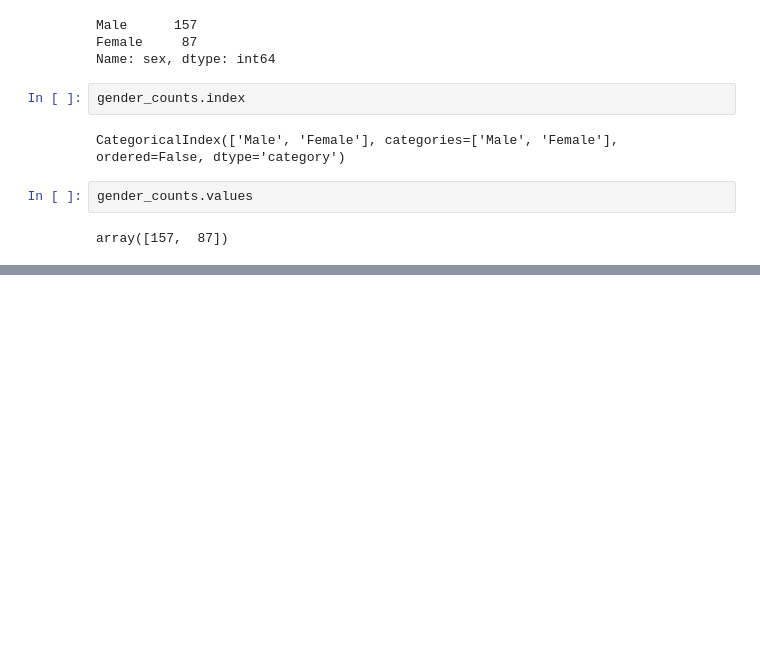
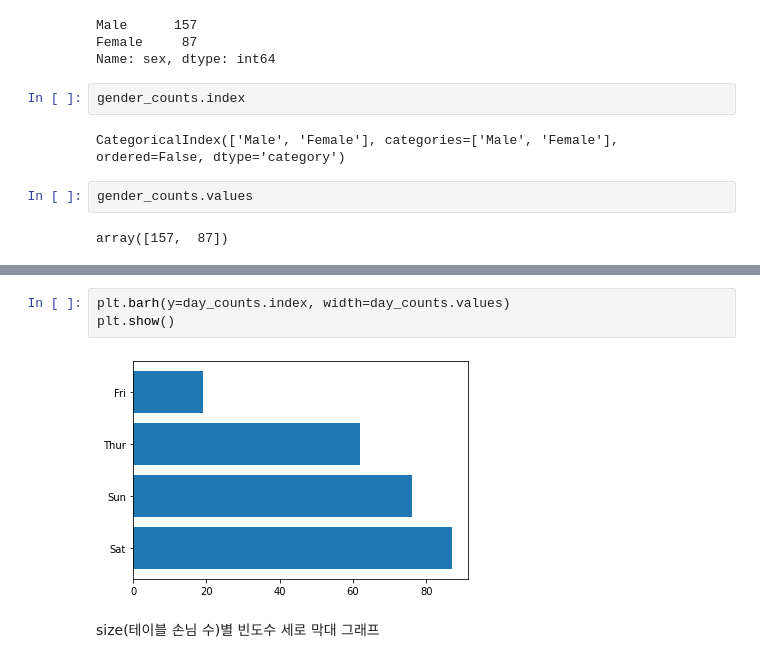
Before and after one commit to sejinseo/Itwill_Python, a Jupyter notebook: py21_matplotlib.ipynb, the cells around one changed output, grey strips where cells are left out. Saved outputs shown, nothing was run; the diff lists cells and outputs as text; blank space fills up the shorter version.

```diff
--- a/py21_matplotlib.ipynb
+++ b/py21_matplotlib.ipynb
@@ -334,0 +358,7 @@ plt.show()
+# %%
+plt.barh(y=day_counts.index, width=day_counts.values)
+plt.show()
+# %% [output]
+[figure, added]
+# %% [markdown]
+size(테이블 손님 수)별 빈도수 세로 막대 그래프
```
Also changed, not shown: parts of 12 cells of this notebook.
